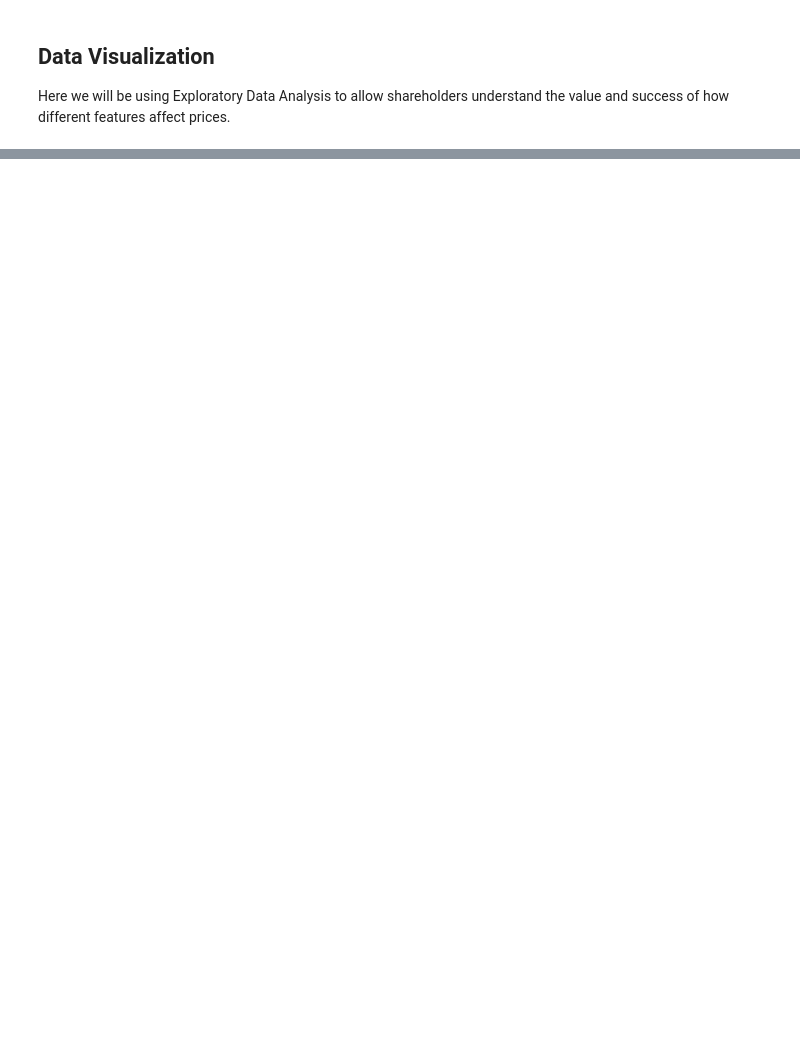
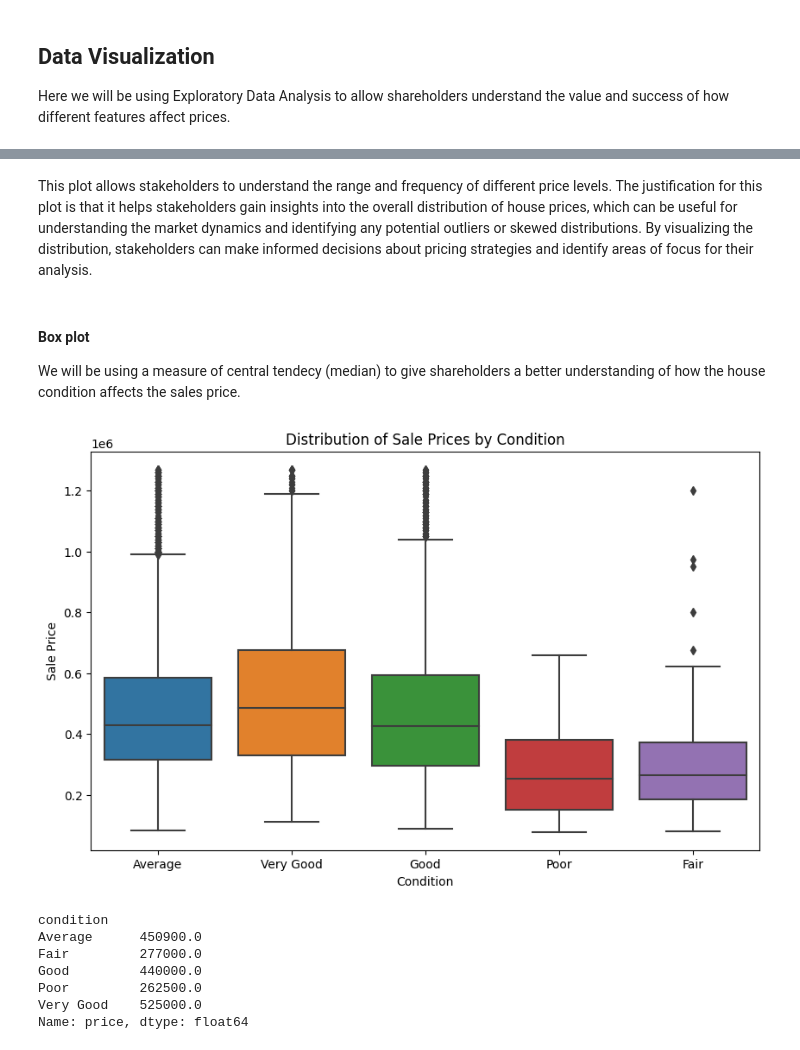
Before and after one commit to levine01/northwestern-county-house-price-analysis, a Jupyter notebook: index.ipynb, the cells around one changed output, grey strips where cells are left out. Saved outputs shown, nothing was run; the diff lists cells and outputs as text; code cells hidden in the pictures; blank space fills up the shorter version.

```diff
--- a/index.ipynb
+++ b/index.ipynb
@@ -424,21 +580,30 @@ plt.show()
+# %% [markdown]
+This plot allows stakeholders to understand the range and frequency of different price levels. The justification for this plot is that it helps stakeholders gain insights into the overall distribution of house prices, which can be useful for understanding the market dynamics and identifying any potential outliers or skewed distributions. By visualizing the distribution, stakeholders can make informed decisions about pricing strategies and identify areas of focus for their analysis.
+# %% [markdown]
+#### Box plot
+
+We will be using a measure of central tendecy (median) to give shareholders a better understanding of how the house condition affects the sales price.
 # %%
-import matplotlib.pyplot as plt
-import seaborn as sns
+# Creating a box plot of condition and price
+plt.figure(figsize=(10, 6))
+sns.boxplot(x='condition', y='price', data=data_cleaned)
 
-# Create a box plot
-plt.figure(figsize=(10, 6))
-sns.boxplot(x='condition', y='price', data=data)
-
-# Add labels and title
+# Adding labels and title
 plt.xlabel('Condition')
 plt.ylabel('Sale Price')
 plt.title('Distribution of Sale Prices by Condition')
 
-# Add additional annotations or text if needed
-# For example, you can add median price labels
+# Adding median to price
 medians = data.groupby('condition')['price'].median()
-for i, median in enumerate(medians):
-    plt.text(i, median, f'Median: ${median}', ha='center')
 
-# Show the plot
 plt.show()
+print(medians)
+# %% [output]
+[figure, added]
+condition
+Average      450900.0
+Fair         277000.0
+Good         440000.0
+Poor         262500.0
+Very Good    525000.0
+Name: price, dtype: float64
```
Also changed, not shown: parts of 35 cells of this notebook.
